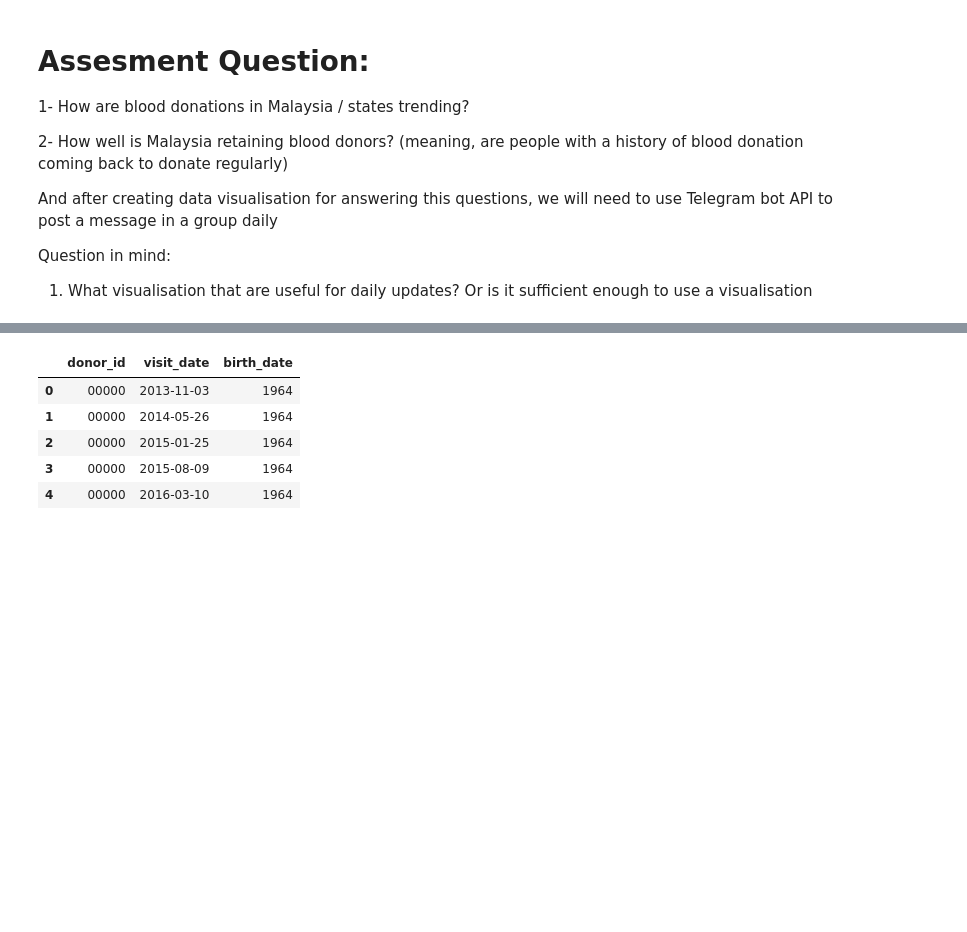
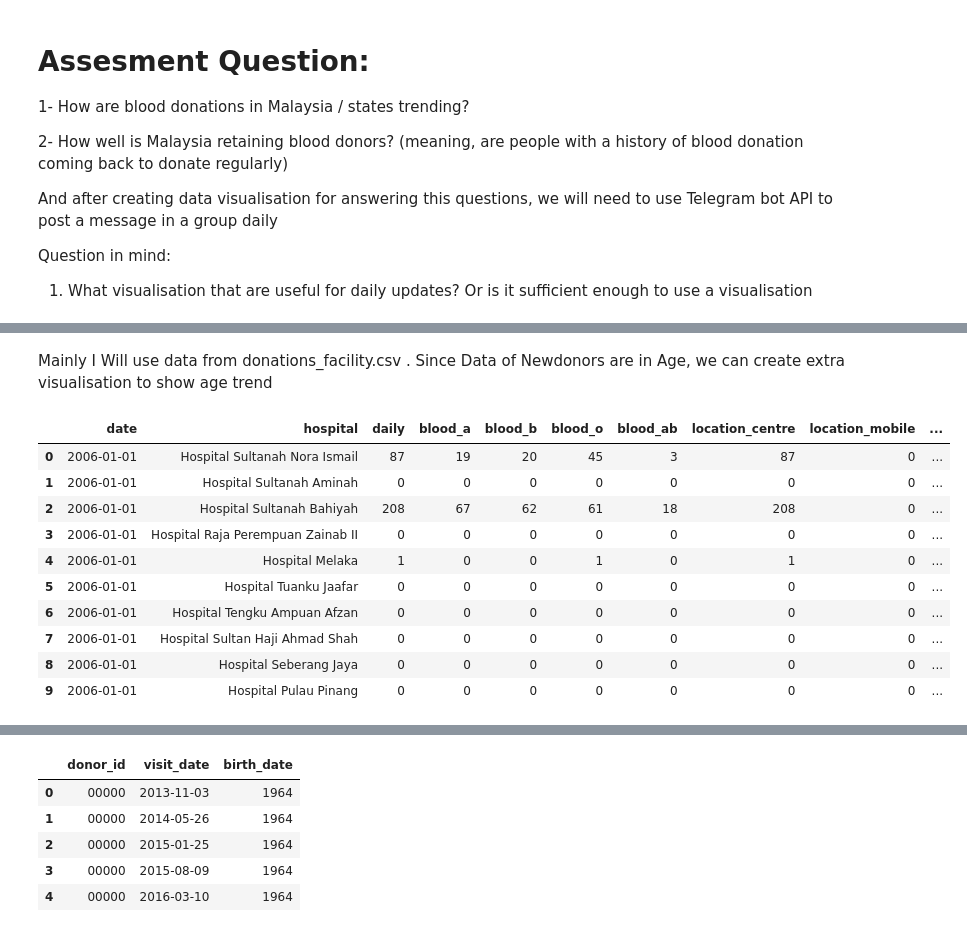
Before and after one commit to adleefuad/blood_donation, a Jupyter notebook: EDA.ipynb, the cells around one changed output, grey strips where cells are left out. Drawn from its saved outputs; the diff is of its cells as text; code cells hidden in the pictures; blank space fills up the shorter version.

Commit message:
Update on the Visualisation for Q1

```diff
--- a/EDA.ipynb
+++ b/EDA.ipynb
@@ -25,0 +31,17 @@ import seaborn as sns
+# %% [markdown]
+Mainly I Will use data from donations_facility.csv . Since Data of Newdonors are in Age, we can create extra visualisation to show age trend
+# %%
+facility_df = pd.read_csv('.\data_aggregate\donations_facility.csv')
+facility_df.head(10)
+# %% [output]
+|  | date | hospital | daily | blood_a | blood_b | blood_o | blood_ab | location_centre | location_mobile | ... |
+| 0 | 2006-01-01 | Hospital Sultanah Nora Ismail | 87 | 19 | 20 | 45 | 3 | 87 | 0 | ... |
+| 1 | 2006-01-01 | Hospital Sultanah Aminah | 0 | 0 | 0 | 0 | 0 | 0 | 0 | ... |
+| 2 | 2006-01-01 | Hospital Sultanah Bahiyah | 208 | 67 | 62 | 61 | 18 | 208 | 0 | ... |
+| 3 | 2006-01-01 | Hospital Raja Perempuan Zainab II | 0 | 0 | 0 | 0 | 0 | 0 | 0 | ... |
+| 4 | 2006-01-01 | Hospital Melaka | 1 | 0 | 0 | 1 | 0 | 1 | 0 | ... |
+| 5 | 2006-01-01 | Hospital Tuanku Jaafar | 0 | 0 | 0 | 0 | 0 | 0 | 0 | ... |
+| 6 | 2006-01-01 | Hospital Tengku Ampuan Afzan | 0 | 0 | 0 | 0 | 0 | 0 | 0 | ... |
+| 7 | 2006-01-01 | Hospital Sultan Haji Ahmad Shah | 0 | 0 | 0 | 0 | 0 | 0 | 0 | ... |
+| 8 | 2006-01-01 | Hospital Seberang Jaya | 0 | 0 | 0 | 0 | 0 | 0 | 0 | ... |
+| 9 | 2006-01-01 | Hospital Pulau Pinang | 0 | 0 | 0 | 0 | 0 | 0 | 0 | ... |
```
Also changed, not shown: parts of 10 cells of this notebook.
